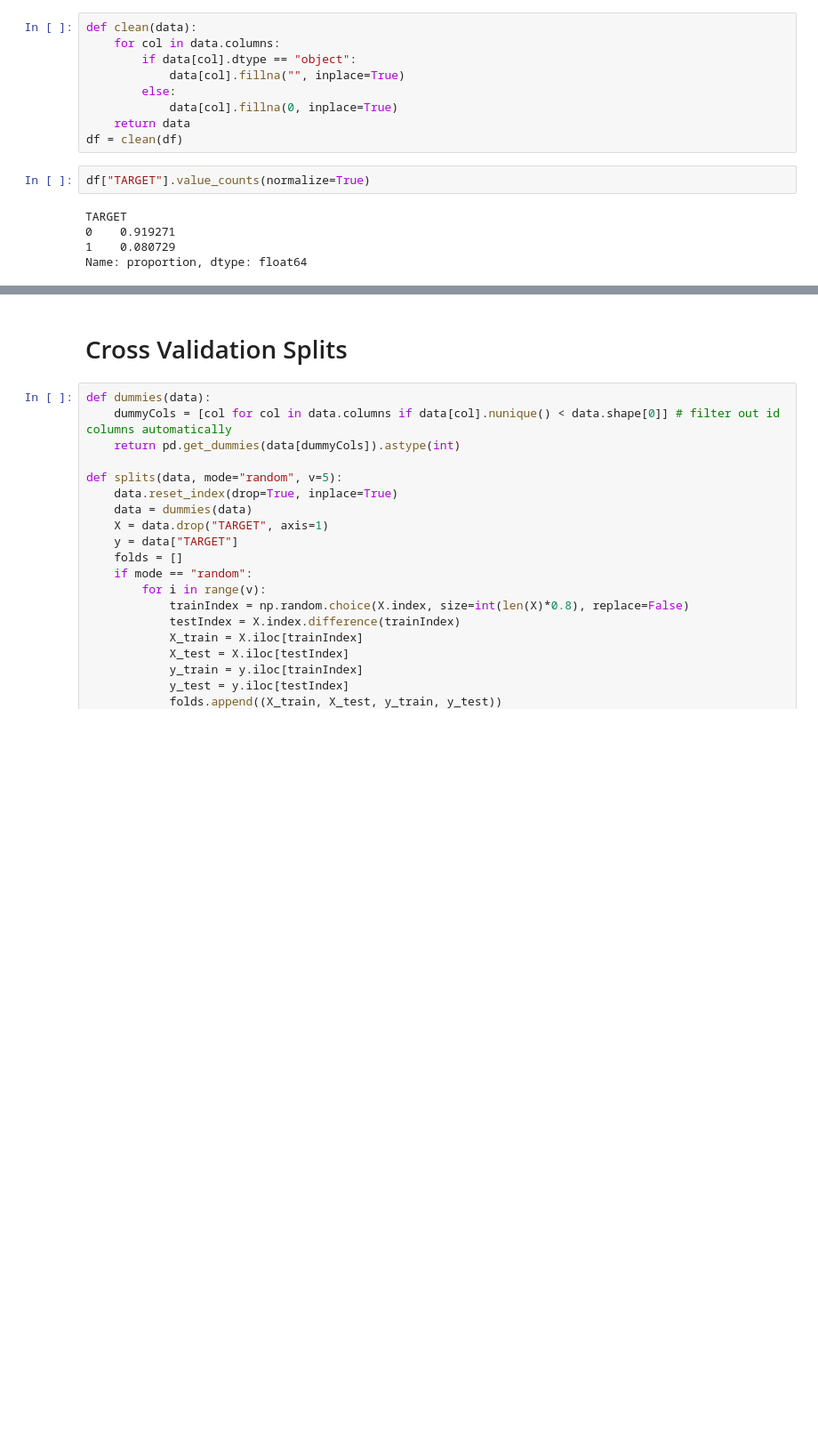
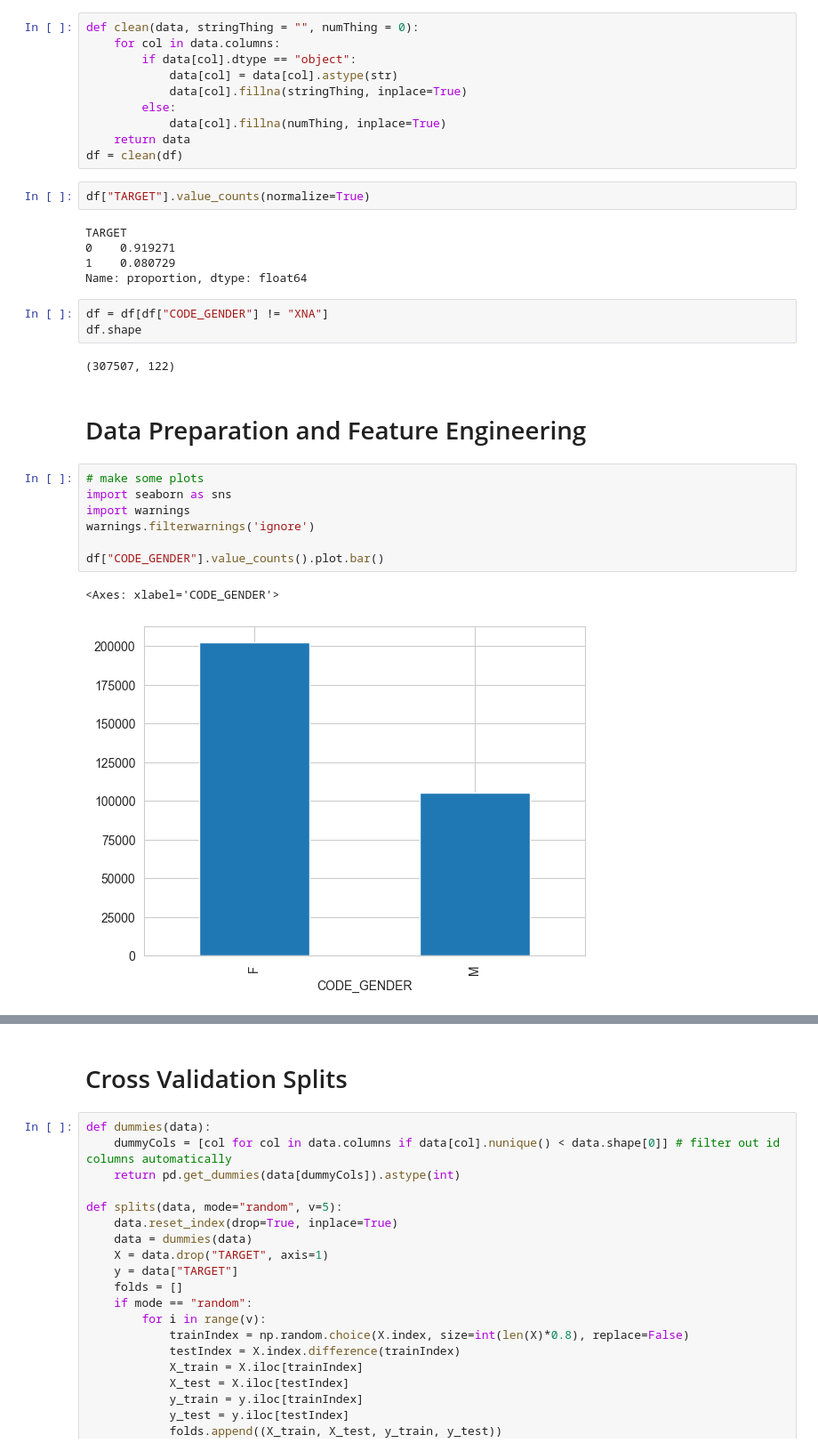
Before and after one commit to kingsuching/DATA403Project2, a Jupyter notebook: Project 2 Codebook.ipynb, the cells around one changed output, grey strips where cells are left out. Shown at 89% size. Drawn from its saved outputs; the diff is of its cells as text; blank space fills up the shorter version.

```diff
--- a/Project 2 Codebook.ipynb
+++ b/Project 2 Codebook.ipynb
@@ -26,10 +13,11 @@ df
 # %%
-def clean(data):
+def clean(data, stringThing = "", numThing = 0):
     for col in data.columns:
         if data[col].dtype == "object":
-            data[col].fillna("", inplace=True)
+            data[col] = data[col].astype(str)
+            data[col].fillna(stringThing, inplace=True)
         else:
-            data[col].fillna(0, inplace=True)
+            data[col].fillna(numThing, inplace=True)
     return data
 df = clean(df)
 # %%
@@ -39,3 +27,20 @@ TARGET
 0    0.919271
 1    0.080729
 Name: proportion, dtype: float64
+# %%
+df = df[df["CODE_GENDER"] != "XNA"]
+df.shape
+# %% [output]
+(307507, 122)
+# %% [markdown]
+# Data Preparation and Feature Engineering
+# %%
+# make some plots
+import seaborn as sns
+import warnings
+warnings.filterwarnings('ignore')
+
+df["CODE_GENDER"].value_counts().plot.bar()
+# %% [output]
+<Axes: xlabel='CODE_GENDER'>
+[figure, added]
```
Also changed, not shown: parts of 4 cells of this notebook.
